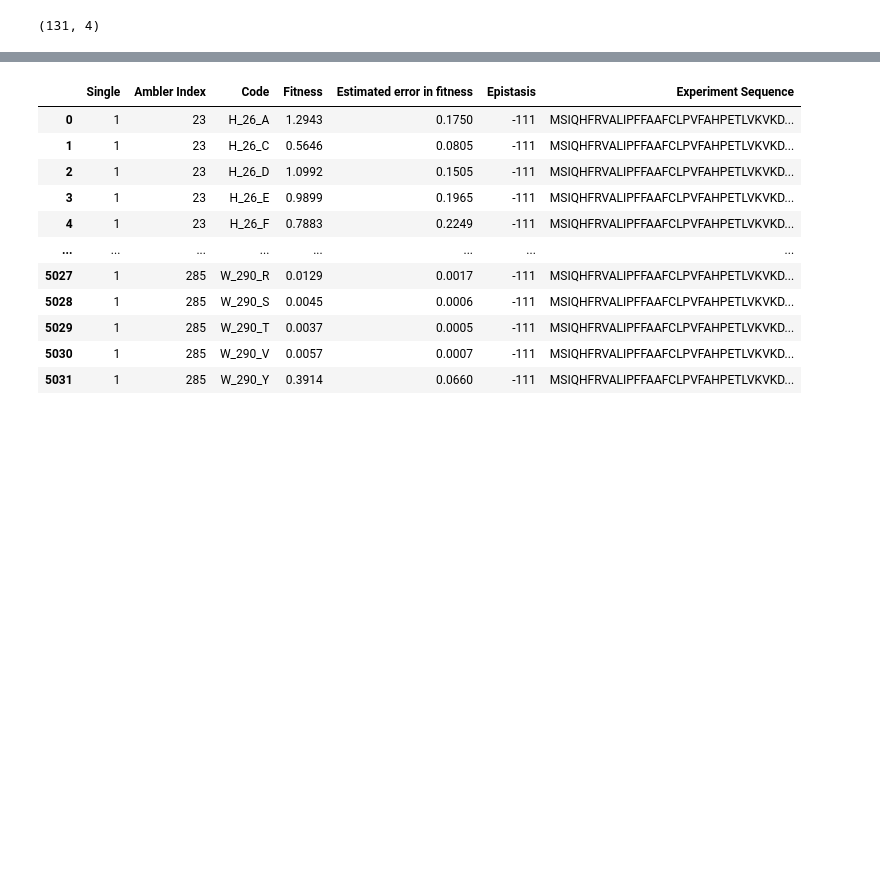
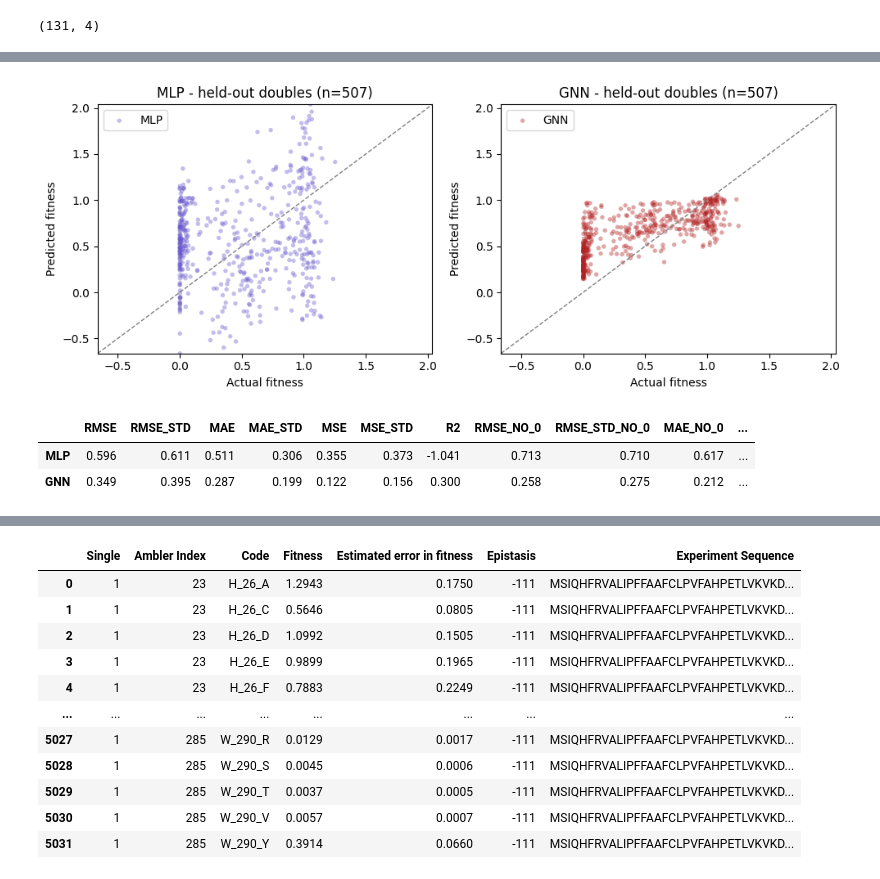
Before and after one commit to Arthurzhou09/aps360_project, a Jupyter notebook: experiments/infer_view.ipynb, the cells around one changed output, grey strips where cells are left out. Cells and saved outputs as stored; diff of their text form; code cells hidden in the pictures; blank space fills up the shorter version.

```diff
--- a/experiments/infer_view.ipynb
+++ b/experiments/infer_view.ipynb
@@ -190,0 +216,50 @@ display(styled_metrics)
+# %%
+
+MODEL_COLORS = {"MLP": "#6A5ACD", "GNN": "#B22222"}
+
+# {model: {split label: (output_dir, the split name infer.py saved the files under)}}
+SPLIT_DIRS = {
+    "MLP": {"single":   ("../src/train/base/output_final/inference", "test"),
+            "double": ("../src/train/base/output_final/double", "double")},
+    "GNN": {"single":   ("../src/train/gnn/output_final/single", "test"),
+            "double": ("../src/train/gnn/output_final/double", "double")},
+}
+
+SPLIT_DIRS = {
+    "MLP": {"single":   ("../src/train/base/output_random/inference", "random"),
+            "double": ("../src/train/base/output_final/double", "double")},
+    "GNN": {"single":   ("../src/train/gnn/output_nostruct/inference", "random"),
+            "double": ("../src/train/gnn/output_final/double", "double")},
+}
+
+double_results = {}
+for name, splits in SPLIT_DIRS.items():
+    output_dir, file_split = splits["double"]
+    double_results[name] = load_inference_results(output_dir, split=file_split)
+
+# one set of limits for every panel - see plot_parity's docstring for why this matters
+_vals = np.concatenate([df[["target_original", "prediction_original"]].to_numpy().ravel()
+                        for df, _ in double_results.values()])
+shared_lims = [_vals.min(), _vals.max()]
+
+double_rows = {}
+fig, axes = plt.subplots(1, len(SPLIT_DIRS), figsize=(5 * len(SPLIT_DIRS), 4))
+for ax, (name, (results_df, summary)) in zip(np.atleast_1d(axes), double_results.items()):
+    metrics = compute_metrics(results_df)
+    metrics["loss (MSE, normalized)"] = summary["loss"]
+    double_rows[name] = metrics
+    plot_parity(results_df, title=f"{name} - held-out doubles (n={summary['n_samples']})",
+                ax=ax, color=MODEL_COLORS[name], label=name, lims=shared_lims)
+
+plt.tight_layout()
+plt.show()
+
+double_metrics_df = pd.DataFrame(double_rows).T
+display(double_metrics_df.style.format("{:.3f}").set_table_styles([
+    {'selector': 'th, td', 'props': [('padding', '2px 6px'), ('font-size', '9pt'), ('line-height', '1.1')]}
+]))
+# %% [output]
+[figure, added]
+|  | RMSE | RMSE_STD | MAE | MAE_STD | MSE | MSE_STD | R2 | RMSE_NO_0 | RMSE_STD_NO_0 | MAE_NO_0 | ... |
+| MLP | 0.596 | 0.611 | 0.511 | 0.306 | 0.355 | 0.373 | -1.041 | 0.713 | 0.710 | 0.617 | ... |
+| GNN | 0.349 | 0.395 | 0.287 | 0.199 | 0.122 | 0.156 | 0.300 | 0.258 | 0.275 | 0.212 | ... |
```
Also changed, not shown: parts of 10 cells of this notebook, 28 other files.
